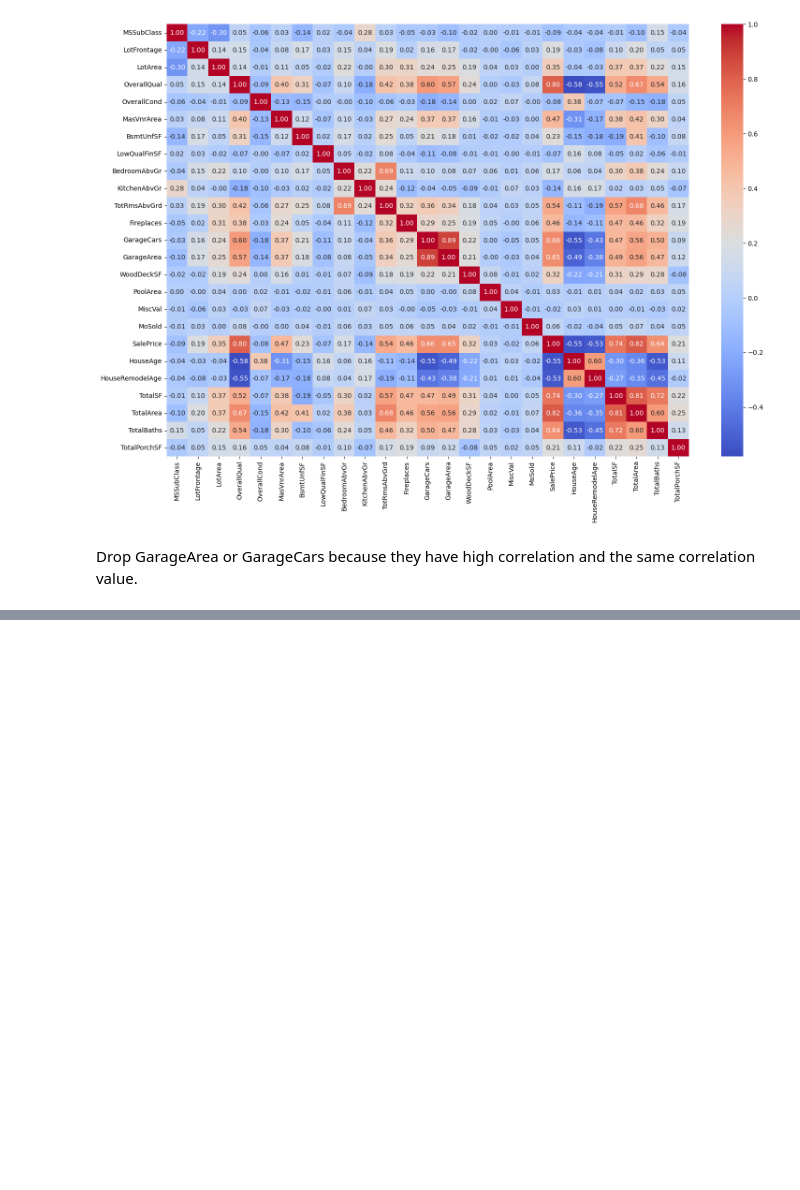
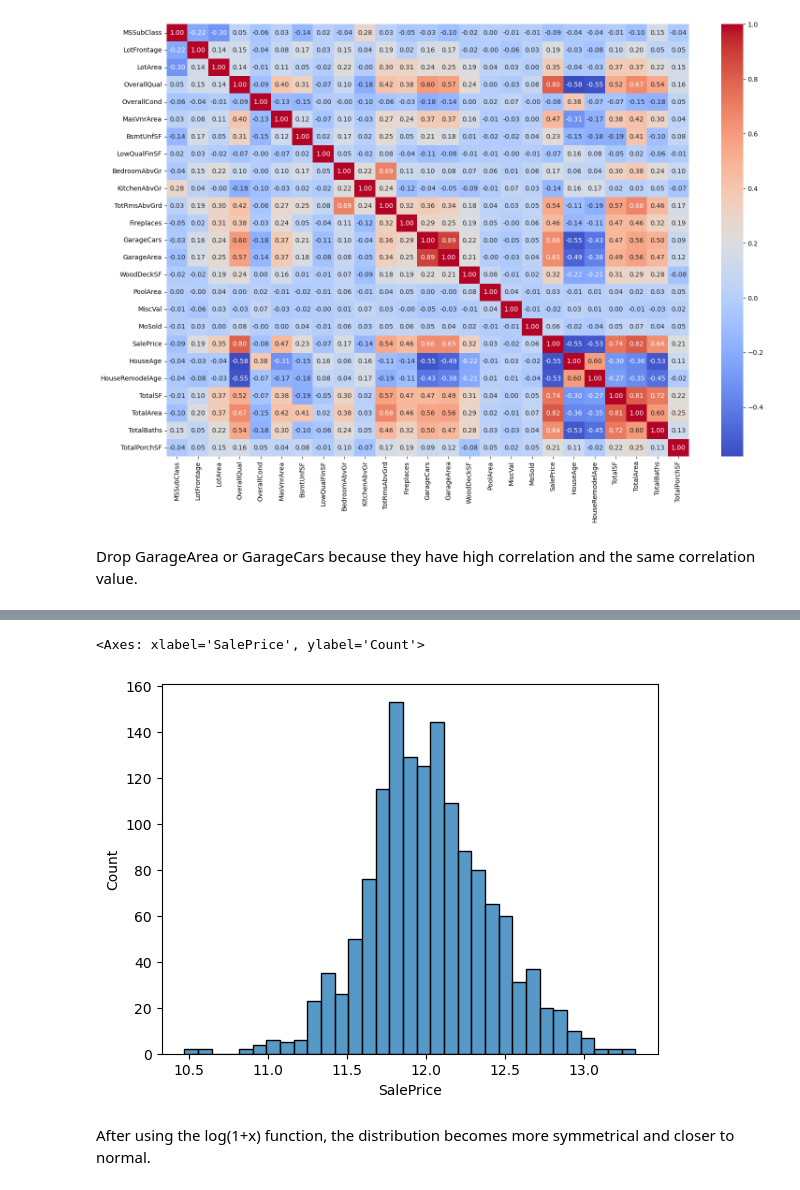
Before and after one commit to AkmalFazli27/house-prices-prediction, a Jupyter notebook: notebooks/feature_engineering.ipynb, the cells around one changed output, grey strips where cells are left out. Cells and saved outputs as stored; diff of their text form; code cells hidden in the pictures; blank space fills up the shorter version.

```diff
--- a/notebooks/feature_engineering.ipynb
+++ b/notebooks/feature_engineering.ipynb
@@ -60,0 +73,12 @@ test_df = test_df.drop(columns=['GarageArea'])
+# %%
+train_df['SalePrice'] = np.log1p(train_df['SalePrice'])
+# %%
+sns.histplot(
+    train_df,
+    x=train_df['SalePrice']
+)
+# %% [output]
+<Axes: xlabel='SalePrice', ylabel='Count'>
+[figure, added]
+# %% [markdown]
+After using the log(1+x) function, the distribution becomes more symmetrical and closer to normal.
```
Also changed, not shown: parts of 3 cells of this notebook.
